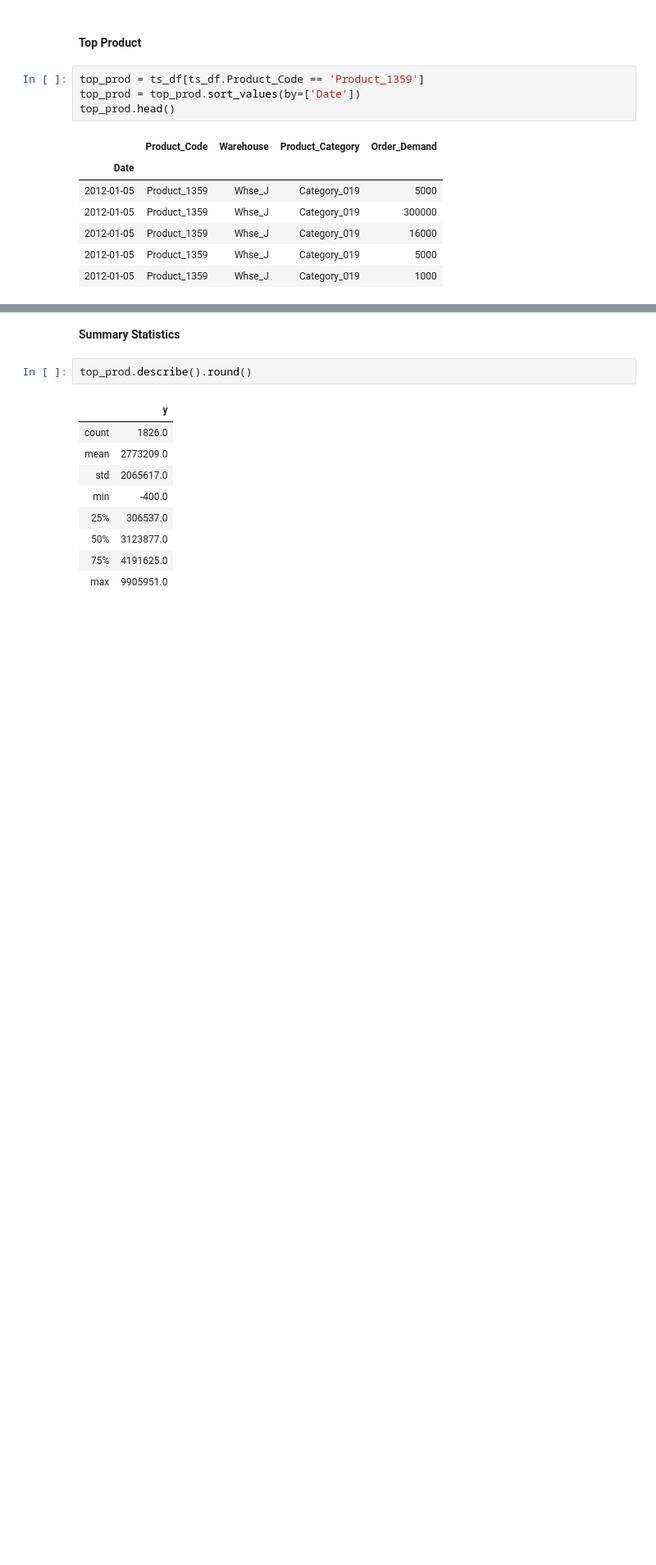
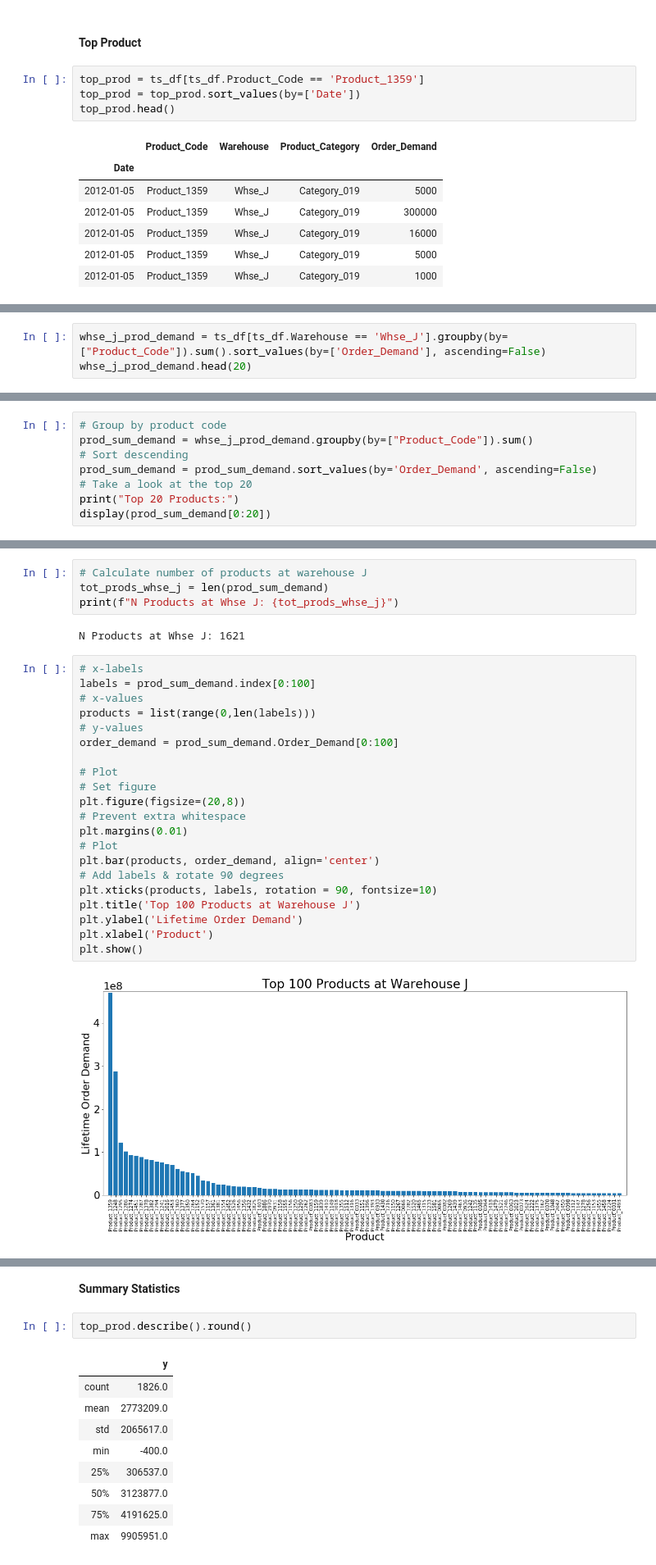
Before and after one commit to JessicaFB/Product-Demand-Forecasting, a Jupyter notebook: Product-Demand-Forecasting.ipynb, the cells around one changed output, grey strips where cells are left out. Shown at 82% size. Drawn from its saved outputs; the diff is of its cells as text; blank space fills up the shorter version.

```diff
--- a/Product-Demand-Forecasting.ipynb
+++ b/Product-Demand-Forecasting.ipynb
@@ -601,0 +628,3 @@ top_prod.head()
+# %%
+whse_j_prod_demand = ts_df[ts_df.Warehouse == 'Whse_J'].groupby(by=["Product_Code"]).sum().sort_values(by=['Order_Demand'], ascending=False)
+whse_j_prod_demand.head(20)
@@ -601,0 +678,8 @@ top_prod.head()
+# %%
+# Group by product code
+prod_sum_demand = whse_j_prod_demand.groupby(by=["Product_Code"]).sum()
+# Sort descending
+prod_sum_demand = prod_sum_demand.sort_values(by='Order_Demand', ascending=False)
+# Take a look at the top 20
+print("Top 20 Products:")
+display(prod_sum_demand[0:20])
@@ -601,0 +706,29 @@ top_prod.head()
+# %%
+# Calculate number of products at warehouse J
+tot_prods_whse_j = len(prod_sum_demand)
+print(f"N Products at Whse J: {tot_prods_whse_j}")
+# %% [output]
+N Products at Whse J: 1621
+# %%
+# x-labels
+labels = prod_sum_demand.index[0:100]
+# x-values
+products = list(range(0,len(labels)))
+# y-values
+order_demand = prod_sum_demand.Order_Demand[0:100]
+
+# Plot
+# Set figure
+plt.figure(figsize=(20,8))
+# Prevent extra whitespace
+plt.margins(0.01)
+# Plot
+plt.bar(products, order_demand, align='center')
+# Add labels & rotate 90 degrees
+plt.xticks(products, labels, rotation = 90, fontsize=10)
+plt.title('Top 100 Products at Warehouse J')
+plt.ylabel('Lifetime Order Demand')
+plt.xlabel('Product')
+plt.show()
+# %% [output]
+[figure, added]
```
Also changed, not shown: parts of 20 cells of this notebook.
